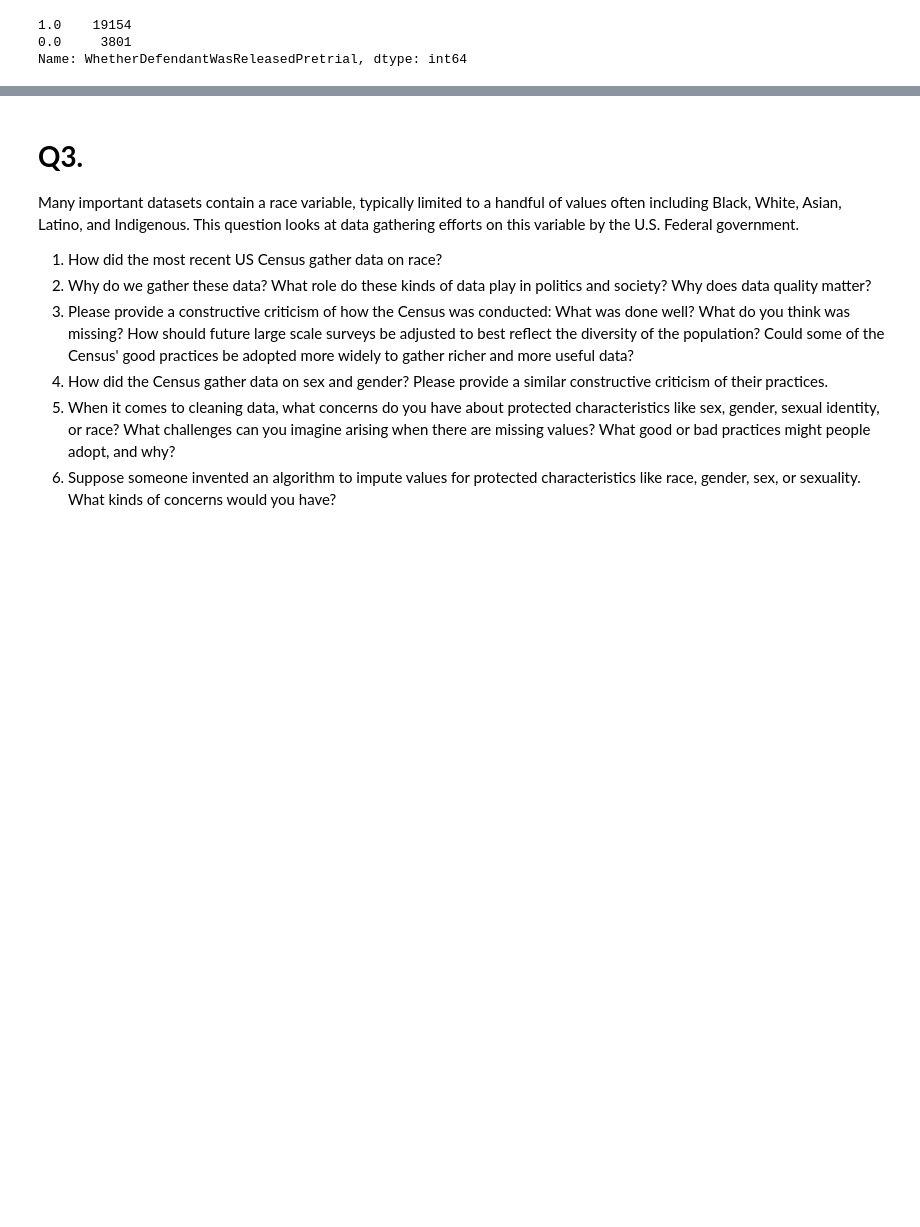
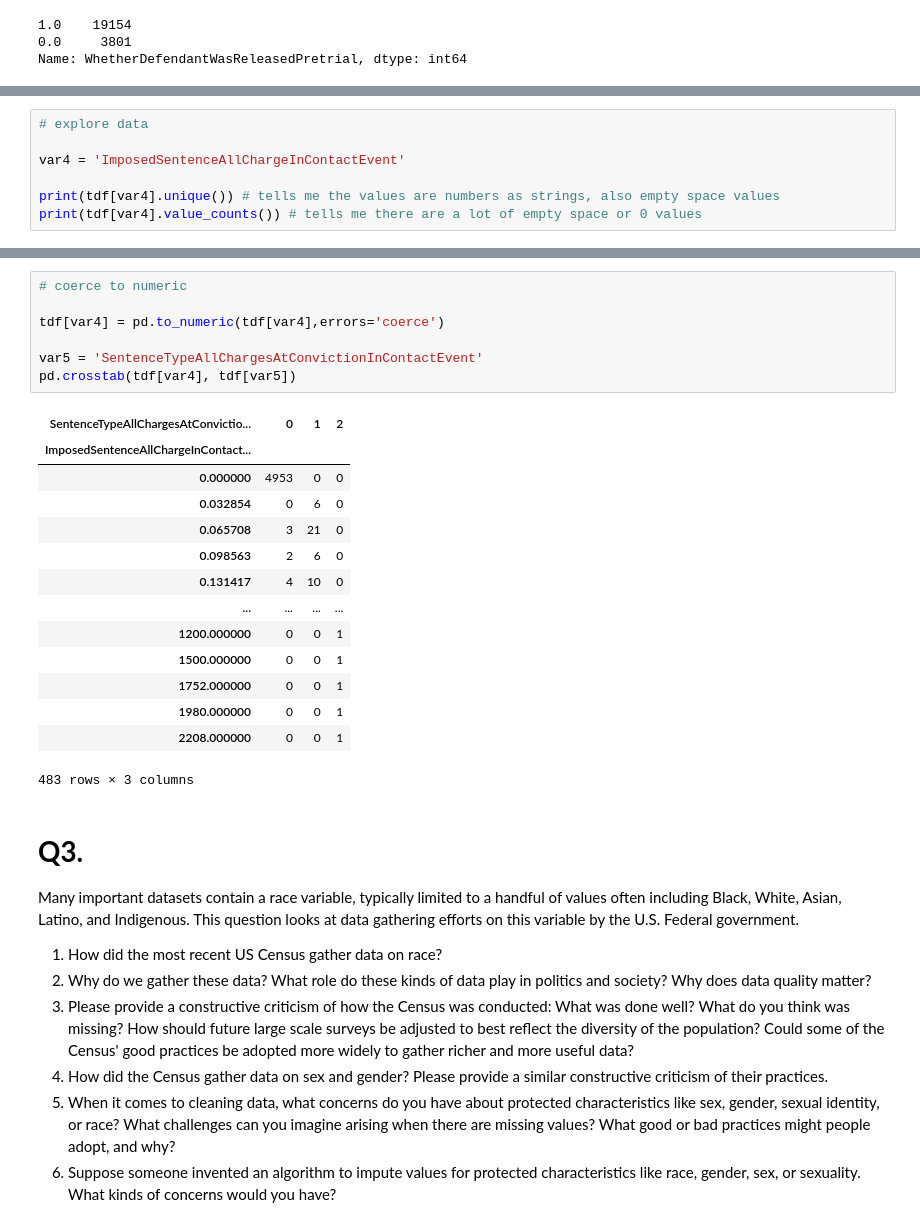
Before and after one commit to rvt9bx/DS3001wrangling, a Jupyter notebook: assignment/assignment.ipynb, the cells around one changed output, grey strips where cells are left out. Drawn from its saved outputs; the diff is of its cells as text; blank space fills up the shorter version.

```diff
--- a/assignment/assignment.ipynb
+++ b/assignment/assignment.ipynb
@@ -216,0 +215,7 @@ Name: WhetherDefendantWasReleasedPretrial, dtype: int64
+# %%
+# explore data
+
+var4 = 'ImposedSentenceAllChargeInContactEvent'
+
+print(tdf[var4].unique()) # tells me the values are numbers as strings, also empty space values
+print(tdf[var4].value_counts()) # tells me there are a lot of empty space or 0 values
@@ -217,3 +240,25 @@ Name: WhetherDefendantWasReleasedPretrial, dtype: int64
+# %%
+# coerce to numeric
+
+tdf[var4] = pd.to_numeric(tdf[var4],errors='coerce')
+
+var5 = 'SentenceTypeAllChargesAtConvictionInContactEvent'
+pd.crosstab(tdf[var4], tdf[var5])
+# %% [output]
+| SentenceTypeAllChargesAtConvictio... | 0 | 1 | 2 |
+| ImposedSentenceAllChargeInContact... |  |  |  |
+| 0.000000 | 4953 | 0 | 0 |
+| 0.032854 | 0 | 6 | 0 |
+| 0.065708 | 3 | 21 | 0 |
+| 0.098563 | 2 | 6 | 0 |
+| 0.131417 | 4 | 10 | 0 |
+| ... | ... | ... | ... |
+| 1200.000000 | 0 | 0 | 1 |
+| 1500.000000 | 0 | 0 | 1 |
+| 1752.000000 | 0 | 0 | 1 |
+| 1980.000000 | 0 | 0 | 1 |
+| 2208.000000 | 0 | 0 | 1 |
+483 rows × 3 columns
 # %% [markdown]
 # **Q3.**
 Many important datasets contain a race variable, typically limited to a handful of values often including Black, White, Asian, Latino, and Indigenous. This question looks at data gathering efforts on this variable by the U.S. Federal government.
```
Also changed, not shown: parts of 4 cells of this notebook.
